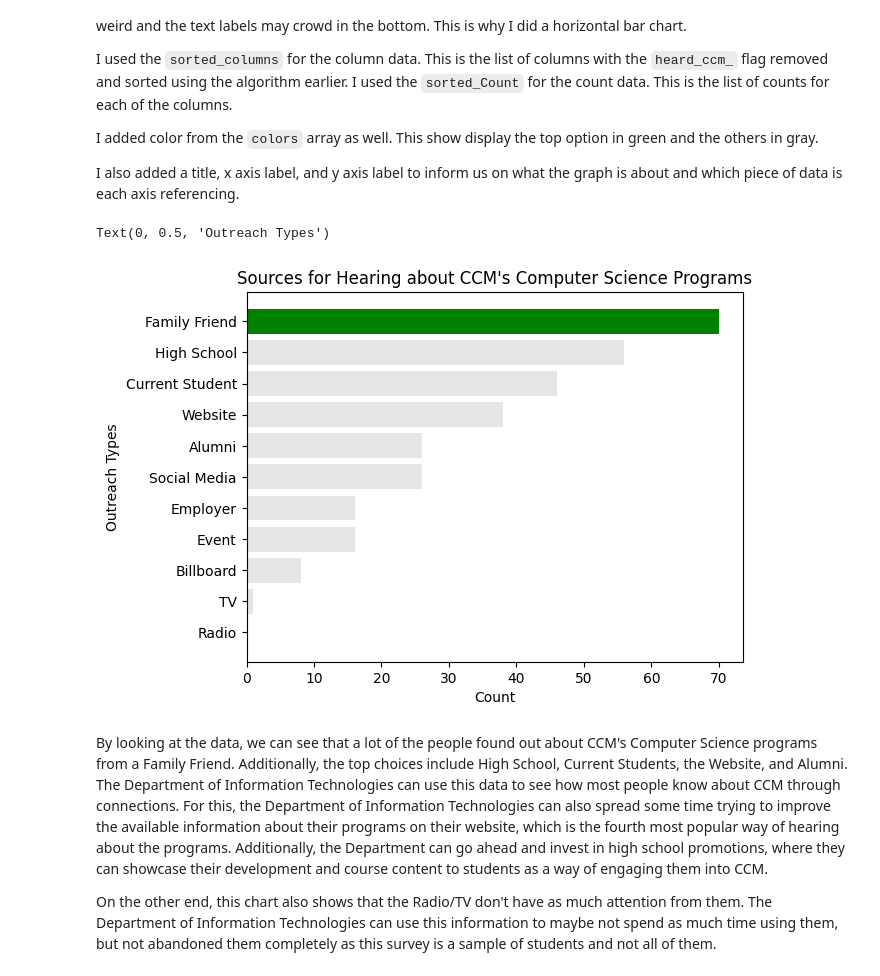
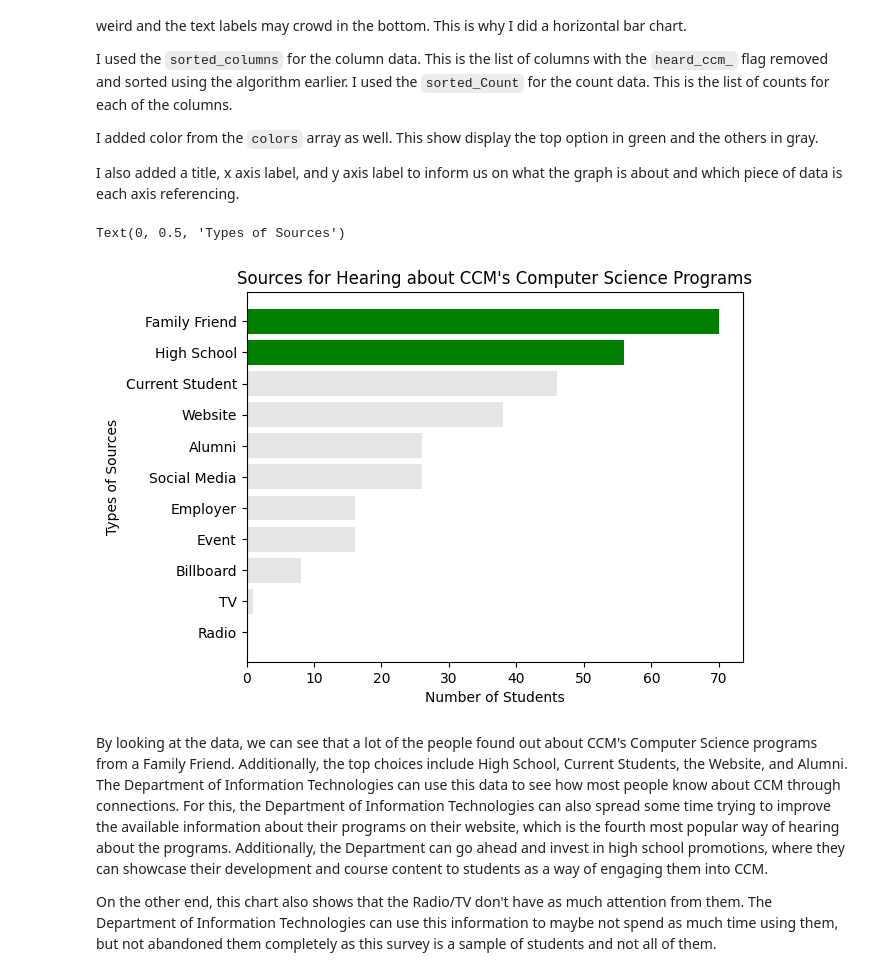
Before and after one commit to andrew-shapiro-ccm/Project-1---College-Recruitment-Improvement-Study, a Jupyter notebook: P1A3.ipynb, the cells around one changed output. Cells and saved outputs as stored; diff of their text form; code cells hidden in the pictures.

```diff
--- a/P1A3.ipynb
+++ b/P1A3.ipynb
@@ -445,9 +445,9 @@ I was not able to find how you created the color thing in any of your slideshow
 This would become the `colors` list that we will use for creating our graph to make it colorful and easier for us to see.
 # %%
 # Find the highest count value.
-top = np.argsort(sorted_count)[-1:]
+top = 0.5 * heard_ccm.shape[0]
 # Form a color list with list comprehension and set each color depending on if it is equal to the highest count value.
-colors = ['green' if i in top else '#E5E5E5' for i in range(len(count))]
+colors = ['green' if i > top else '#E5E5E5' for i in sorted_count]
 
 colors
 # %% [output]
@@ -474,14 +474,14 @@ I also added a title, x axis label, and y axis label to inform us on what the gr
 # %%
 # Create the horizontal bar chart with the data and add the colors attribute.
 plt.barh(sorted_columns,sorted_count, color=colors)
 
 # Add a title, x-axis label, and y-axis label to inform us of what the graph is about and what pieces of data are being referenced.
 plt.title("Sources for Hearing about CCM's Computer Science Programs")
-plt.xlabel("Count")
-plt.ylabel("Outreach Types")
+plt.xlabel("Number of Students")
+plt.ylabel("Types of Sources")
 # %% [output]
-Text(0, 0.5, 'Outreach Types')
+Text(0, 0.5, 'Types of Sources')
-[figure, old version]
+[figure, new version]
 # %% [markdown]
 By looking at the data, we can see that a lot of the people found out about CCM's Computer Science programs from a Family Friend. Additionally, the top choices include High School, Current Students, the Website, and Alumni. The Department of Information Technologies can use this data to see how most people know about CCM through connections. For this, the Department of Information Technologies can also spread some time trying to improve the available information about their programs on their website, which is the fourth most popular way of hearing about the programs. Additionally, the Department can go ahead and invest in high school promotions, where they can showcase their development and course content to students as a way of engaging them into CCM.
 
```
Also changed, not shown: parts of 14 cells of this notebook.
